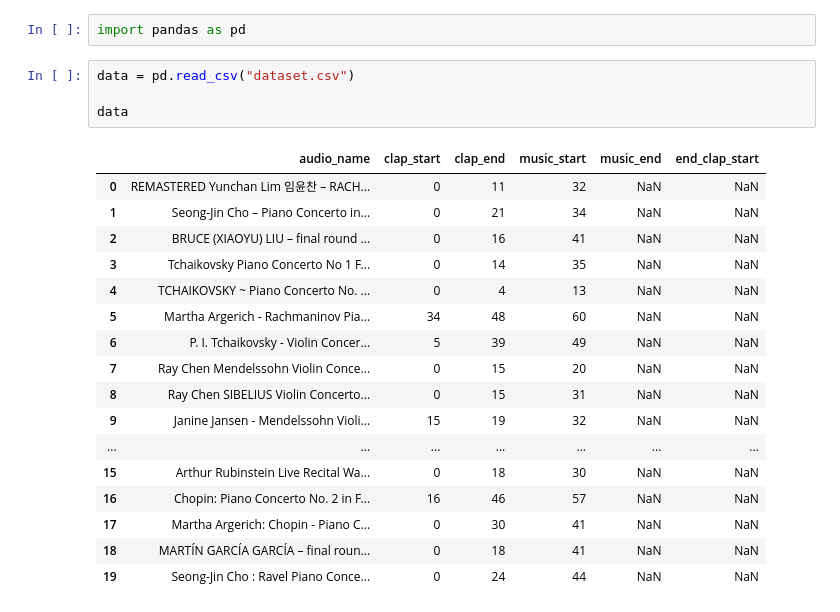
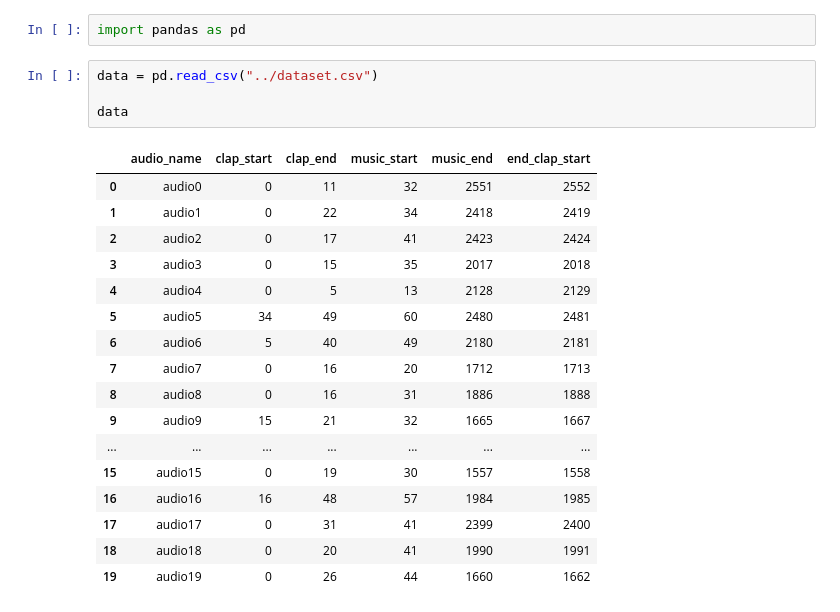
Before and after one commit to reynardo-tjhin/remove-claps, a Jupyter notebook: notebooks/data-display.ipynb, the cells around one changed output. Drawn from its saved outputs; the diff is of its cells as text.

```diff
--- a/notebooks/data-display.ipynb
+++ b/notebooks/data-display.ipynb
@@ -1,25 +1,25 @@
 # %%
 import pandas as pd
 # %%
-data = pd.read_csv("dataset.csv")
+data = pd.read_csv("../dataset.csv")
 
 data
 # %% [output]
 |  | audio_name | clap_start | clap_end | music_start | music_end | end_clap_start |
-| 0 | REMASTERED Yunchan Lim 임윤찬 – RACH... | 0 | 11 | 32 | NaN | NaN |
-| 1 | Seong-Jin Cho – Piano Concerto in... | 0 | 21 | 34 | NaN | NaN |
-| 2 | BRUCE (XIAOYU) LIU – final round ... | 0 | 16 | 41 | NaN | NaN |
-| 3 | Tchaikovsky Piano Concerto No 1 F... | 0 | 14 | 35 | NaN | NaN |
-| 4 | TCHAIKOVSKY ~ Piano Concerto No. ... | 0 | 4 | 13 | NaN | NaN |
-| 5 | Martha Argerich - Rachmaninov Pia... | 34 | 48 | 60 | NaN | NaN |
-| 6 | P. I. Tchaikovsky - Violin Concer... | 5 | 39 | 49 | NaN | NaN |
-| 7 | Ray Chen Mendelssohn Violin Conce... | 0 | 15 | 20 | NaN | NaN |
-| 8 | Ray Chen SIBELIUS Violin Concerto... | 0 | 15 | 31 | NaN | NaN |
-| 9 | Janine Jansen - Mendelssohn Violi... | 15 | 19 | 32 | NaN | NaN |
+| 0 | audio0 | 0 | 11 | 32 | 2551 | 2552 |
+| 1 | audio1 | 0 | 22 | 34 | 2418 | 2419 |
+| 2 | audio2 | 0 | 17 | 41 | 2423 | 2424 |
+| 3 | audio3 | 0 | 15 | 35 | 2017 | 2018 |
+| 4 | audio4 | 0 | 5 | 13 | 2128 | 2129 |
+| 5 | audio5 | 34 | 49 | 60 | 2480 | 2481 |
+| 6 | audio6 | 5 | 40 | 49 | 2180 | 2181 |
+| 7 | audio7 | 0 | 16 | 20 | 1712 | 1713 |
+| 8 | audio8 | 0 | 16 | 31 | 1886 | 1888 |
+| 9 | audio9 | 15 | 21 | 32 | 1665 | 1667 |
 | ... | ... | ... | ... | ... | ... | ... |
-| 15 | Arthur Rubinstein Live Recital Wa... | 0 | 18 | 30 | NaN | NaN |
-| 16 | Chopin: Piano Concerto No. 2 in F... | 16 | 46 | 57 | NaN | NaN |
-| 17 | Martha Argerich: Chopin - Piano C... | 0 | 30 | 41 | NaN | NaN |
-| 18 | MARTÍN GARCÍA GARCÍA – final roun... | 0 | 18 | 41 | NaN | NaN |
-| 19 | Seong-Jin Cho : Ravel Piano Conce... | 0 | 24 | 44 | NaN | NaN |
+| 15 | audio15 | 0 | 19 | 30 | 1557 | 1558 |
+| 16 | audio16 | 16 | 48 | 57 | 1984 | 1985 |
+| 17 | audio17 | 0 | 31 | 41 | 2399 | 2400 |
+| 18 | audio18 | 0 | 20 | 41 | 1990 | 1991 |
+| 19 | audio19 | 0 | 26 | 44 | 1660 | 1662 |
 # %%
```
Also changed, not shown: parts of 2 cells of this notebook, 4 other files.
